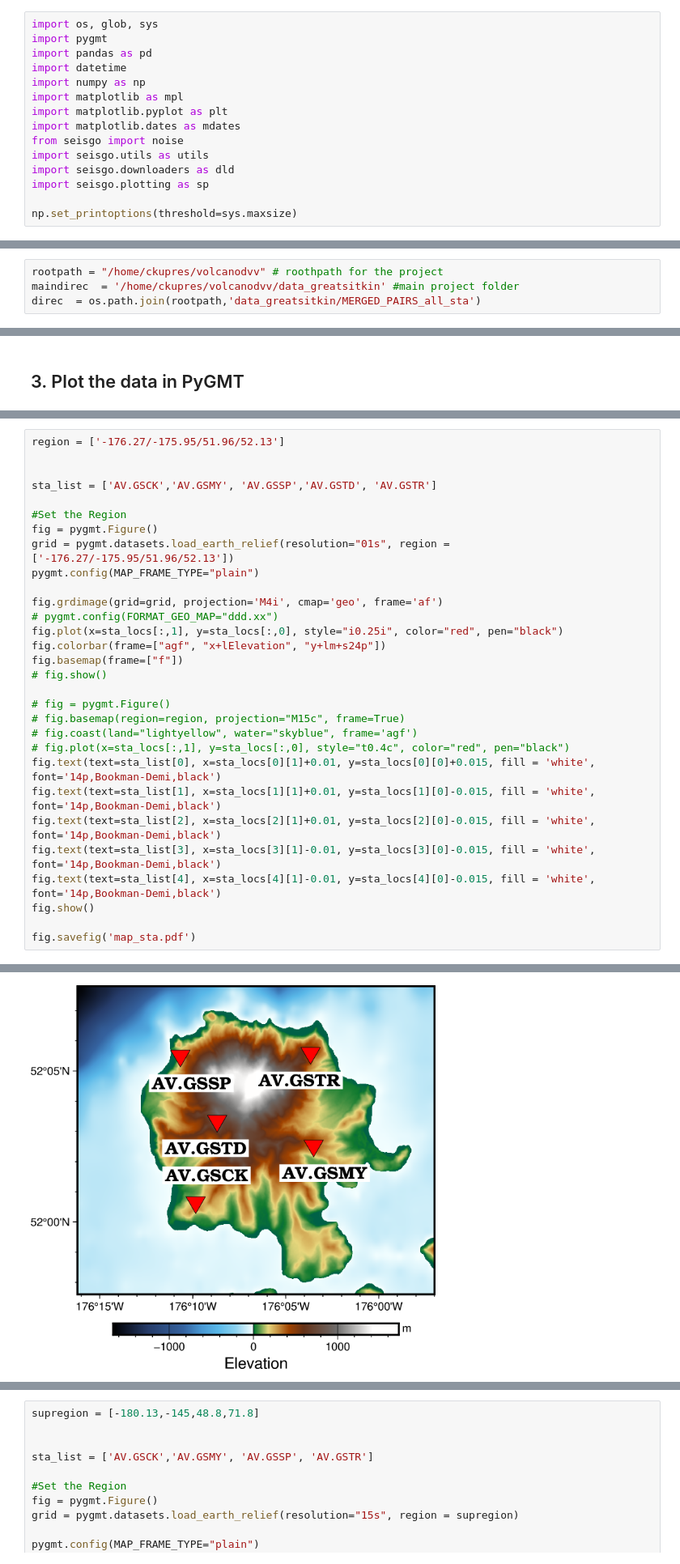
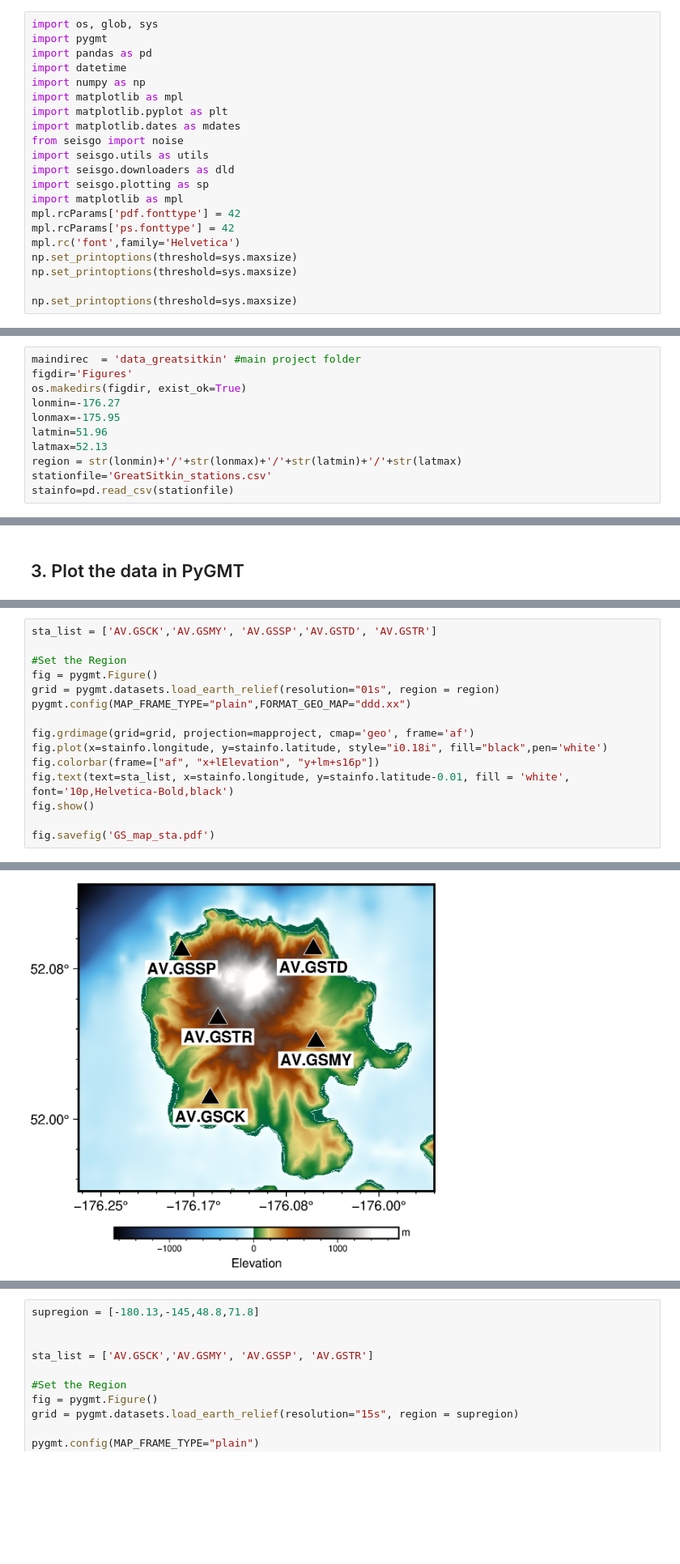
Before and after one commit to xtyangpsp/Paper_GreatSitkinDvv2024, a Jupyter notebook: dvv_results/GS_Map_Plots.ipynb, the cells around one changed output, grey strips where cells are left out. Shown at 81% size. Drawn from its saved outputs; the diff is of its cells as text; blank space fills up the shorter version.

```diff
--- a/dvv_results/GS_Map_Plots.ipynb
+++ b/dvv_results/GS_Map_Plots.ipynb
@@ -11,14 +11,27 @@ from seisgo import noise
 import seisgo.utils as utils
 import seisgo.downloaders as dld
 import seisgo.plotting as sp
+import matplotlib as mpl
+mpl.rcParams['pdf.fonttype'] = 42
+mpl.rcParams['ps.fonttype'] = 42
+mpl.rc('font',family='Helvetica')
+np.set_printoptions(threshold=sys.maxsize)
+np.set_printoptions(threshold=sys.maxsize)
 
 np.set_printoptions(threshold=sys.maxsize)
 # %% [markdown]
 ## 1. Set Direc
 # %%
-rootpath = "/home/ckupres/volcanodvv" # roothpath for the project
-maindirec  = '/home/ckupres/volcanodvv/data_greatsitkin' #main project folder
-direc  = os.path.join(rootpath,'data_greatsitkin/MERGED_PAIRS_all_sta')
+maindirec  = 'data_greatsitkin' #main project folder
+figdir='Figures'
+os.makedirs(figdir, exist_ok=True)
+lonmin=-176.27
+lonmax=-175.95
+latmin=51.96
+latmax=52.13
+region = str(lonmin)+'/'+str(lonmax)+'/'+str(latmin)+'/'+str(latmax)
+stationfile='GreatSitkin_stations.csv'
+stainfo=pd.read_csv(stationfile)
 # %% [markdown]
 ## 2. Download EQ Data
 # %%
@@ -146,31 +133,16 @@ gs: /apps/spack/bell/apps/anaconda/2020.02-py37-gcc-4.8.5-u747gsx/lib/libtiff.so
 # %%
-region = ['-176.27/-175.95/51.96/52.13']
-
-
 sta_list = ['AV.GSCK','AV.GSMY', 'AV.GSSP','AV.GSTD', 'AV.GSTR']
 
 #Set the Region
 fig = pygmt.Figure()
-grid = pygmt.datasets.load_earth_relief(resolution="01s", region = ['-176.27/-175.95/51.96/52.13'])
-pygmt.config(MAP_FRAME_TYPE="plain")
+grid = pygmt.datasets.load_earth_relief(resolution="01s", region = region)
+pygmt.config(MAP_FRAME_TYPE="plain",FORMAT_GEO_MAP="ddd.xx")
 
-fig.grdimage(grid=grid, projection='M4i', cmap='geo', frame='af')
-# pygmt.config(FORMAT_GEO_MAP="ddd.xx")
-fig.plot(x=sta_locs[:,1], y=sta_locs[:,0], style="i0.25i", color="red", pen="black")
-fig.colorbar(frame=["agf", "x+lElevation", "y+lm+s24p"])
-fig.basemap(frame=["f"])
-# fig.show()
-
-# fig = pygmt.Figure()
-# fig.basemap(region=region, projection="M15c", frame=True)
-# fig.coast(land="lightyellow", water="skyblue", frame='agf')
-# fig.plot(x=sta_locs[:,1], y=sta_locs[:,0], style="t0.4c", color="red", pen="black")
-fig.text(text=sta_list[0], x=sta_locs[0][1]+0.01, y=sta_locs[0][0]+0.015, fill = 'white', font='14p,Bookman-Demi,black')
-fig.text(text=sta_list[1], x=sta_locs[1][1]+0.01, y=sta_locs[1][0]-0.015, fill = 'white', font='14p,Bookman-Demi,black')
-fig.text(text=sta_list[2], x=sta_locs[2][1]+0.01, y=sta_locs[2][0]-0.015, fill = 'white', font='14p,Bookman-Demi,black')
-fig.text(text=sta_list[3], x=sta_locs[3][1]-0.01, y=sta_locs[3][0]-0.015, fill = 'white', font='14p,Bookman-Demi,black')
-fig.text(text=sta_list[4], x=sta_locs[4][1]-0.01, y=sta_locs[4][0]-0.015, fill = 'white', font='14p,Bookman-Demi,black')
+fig.grdimage(grid=grid, projection=mapproject, cmap='geo', frame='af')
+fig.plot(x=stainfo.longitude, y=stainfo.latitude, style="i0.18i", fill="black",pen='white')
+fig.colorbar(frame=["af", "x+lElevation", "y+lm+s16p"])
+fig.text(text=sta_list, x=stainfo.longitude, y=stainfo.latitude-0.01, fill = 'white', font='10p,Helvetica-Bold,black')
 fig.show()
 
-fig.savefig('map_sta.pdf')
+fig.savefig('GS_map_sta.pdf')
 # %% [output]
@@ -178 +149 @@ gs: /apps/spack/bell/apps/anaconda/2020.02-py37-gcc-4.8.5-u747gsx/lib/libtiff.so
-[figure, old version]
+[figure, new version]
```
Also changed, not shown: parts of 5 cells of this notebook, 1 other file.
